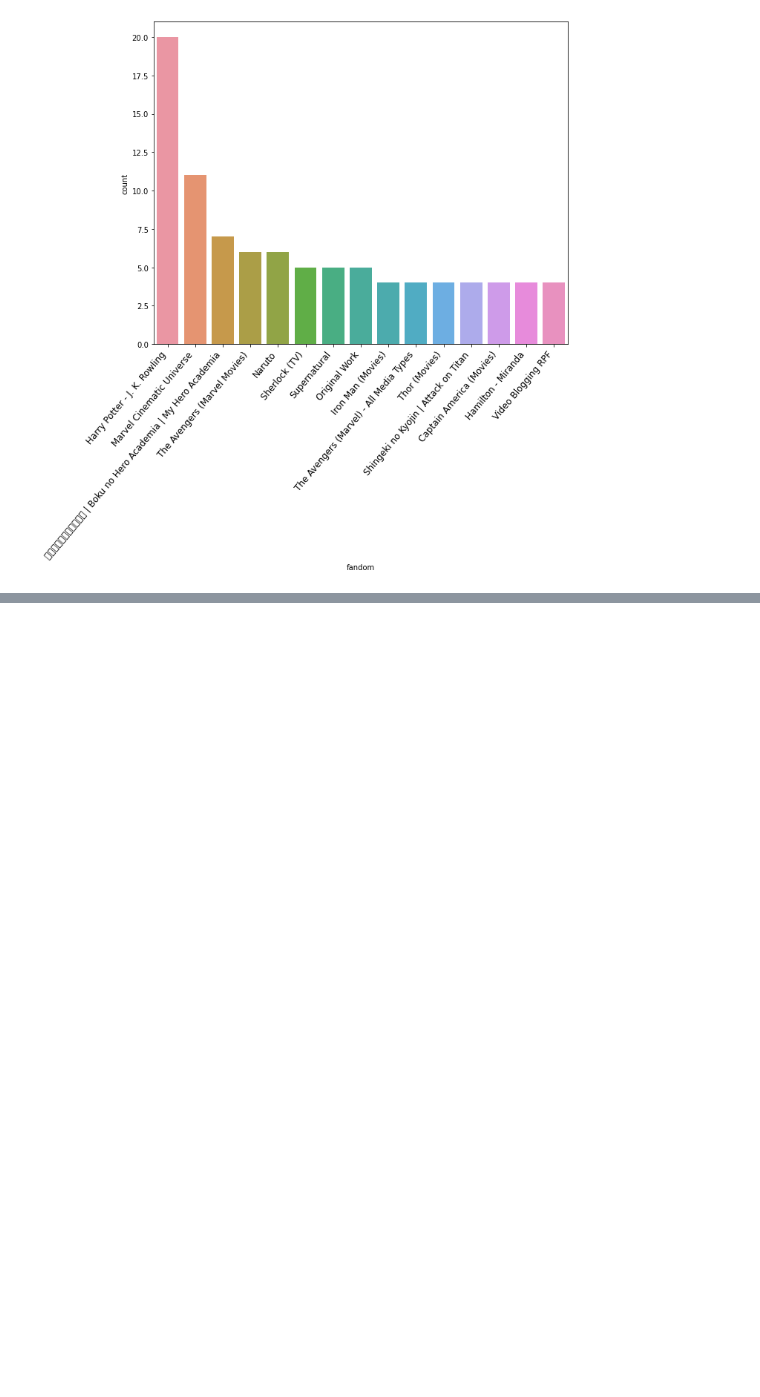
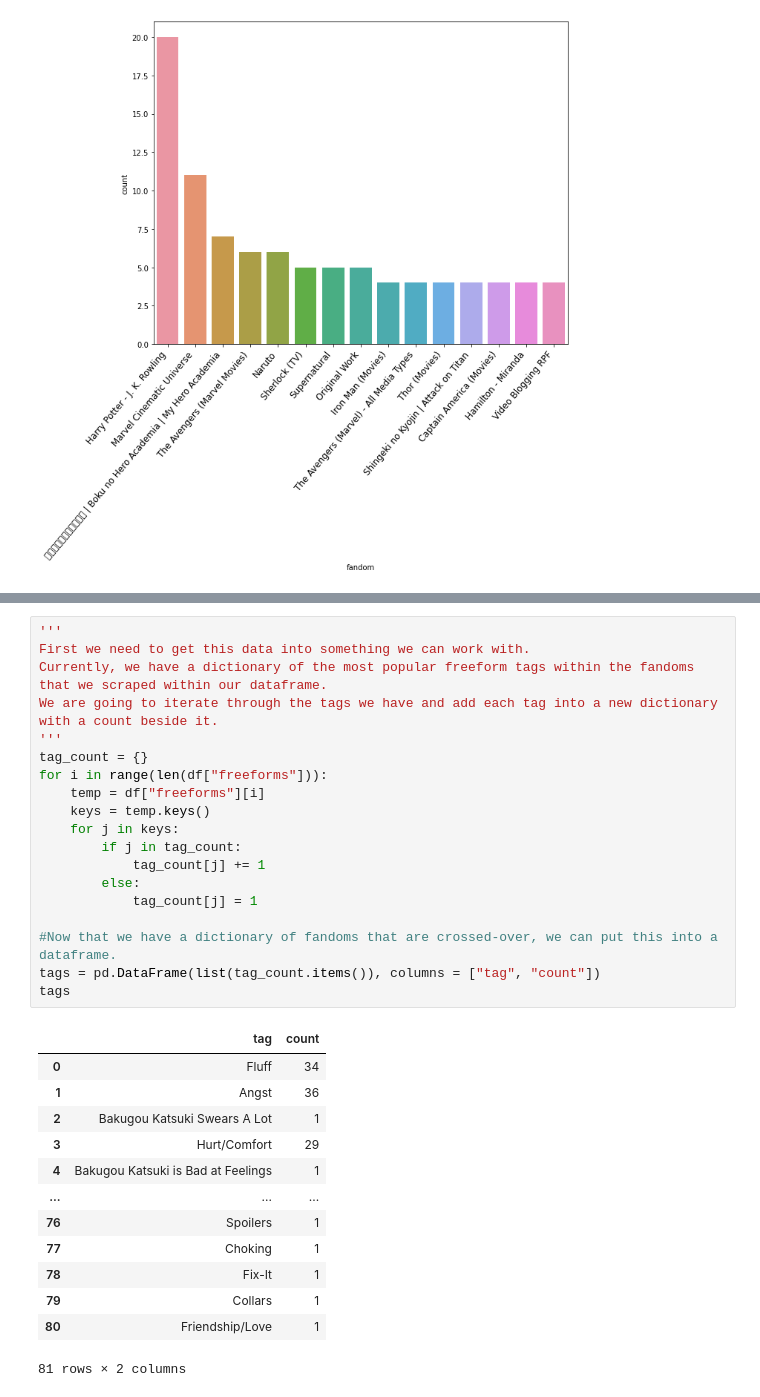
Before and after one commit to emedema/ao3-network-analysis, a Jupyter notebook: data_analysis/popular_fandom_exploration.ipynb, the cells around one changed output, grey strips where cells are left out. Cells and saved outputs as stored; diff of their text form; blank space fills up the shorter version.

```diff
--- a/data_analysis/popular_fandom_exploration.ipynb
+++ b/data_analysis/popular_fandom_exploration.ipynb
@@ -519,0 +526,33 @@ plt.show()
+# %%
+'''
+First we need to get this data into something we can work with.
+Currently, we have a dictionary of the most popular freeform tags within the fandoms that we scraped within our dataframe.
+We are going to iterate through the tags we have and add each tag into a new dictionary with a count beside it.
+'''
+tag_count = {}
+for i in range(len(df["freeforms"])):
+    temp = df["freeforms"][i]
+    keys = temp.keys()
+    for j in keys:
+        if j in tag_count:
+            tag_count[j] += 1
+        else:
+            tag_count[j] = 1
+
+#Now that we have a dictionary of fandoms that are crossed-over, we can put this into a dataframe.
+tags = pd.DataFrame(list(tag_count.items()), columns = ["tag", "count"])
+tags
+# %% [output]
+|  | tag | count |
+| 0 | Fluff | 34 |
+| 1 | Angst | 36 |
+| 2 | Bakugou Katsuki Swears A Lot | 1 |
+| 3 | Hurt/Comfort | 29 |
+| 4 | Bakugou Katsuki is Bad at Feelings | 1 |
+| ... | ... | ... |
+| 76 | Spoilers | 1 |
+| 77 | Choking | 1 |
+| 78 | Fix-It | 1 |
+| 79 | Collars | 1 |
+| 80 | Friendship/Love | 1 |
+81 rows × 2 columns
```
Also changed, not shown: parts of 5 cells of this notebook.
